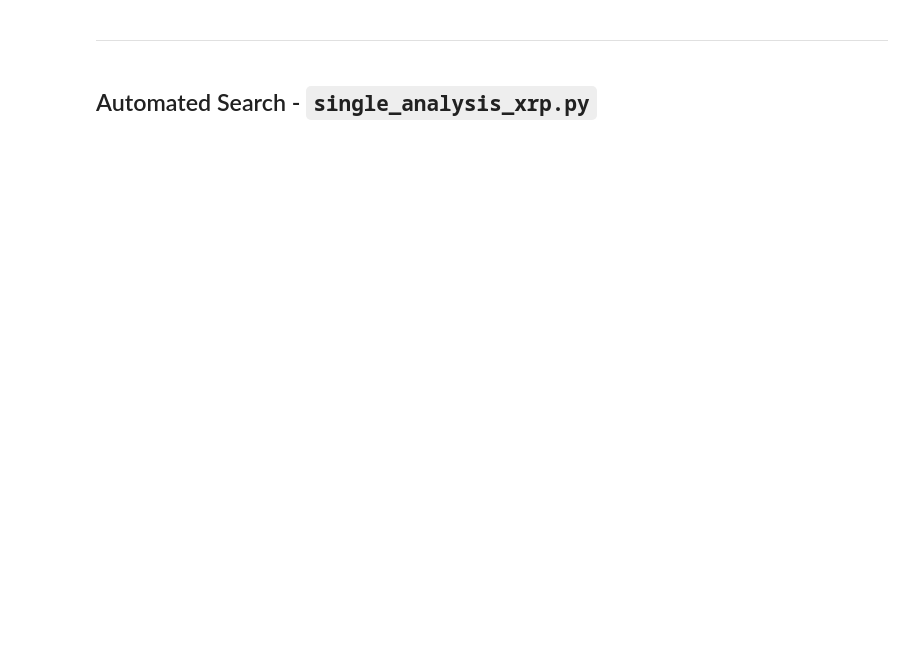
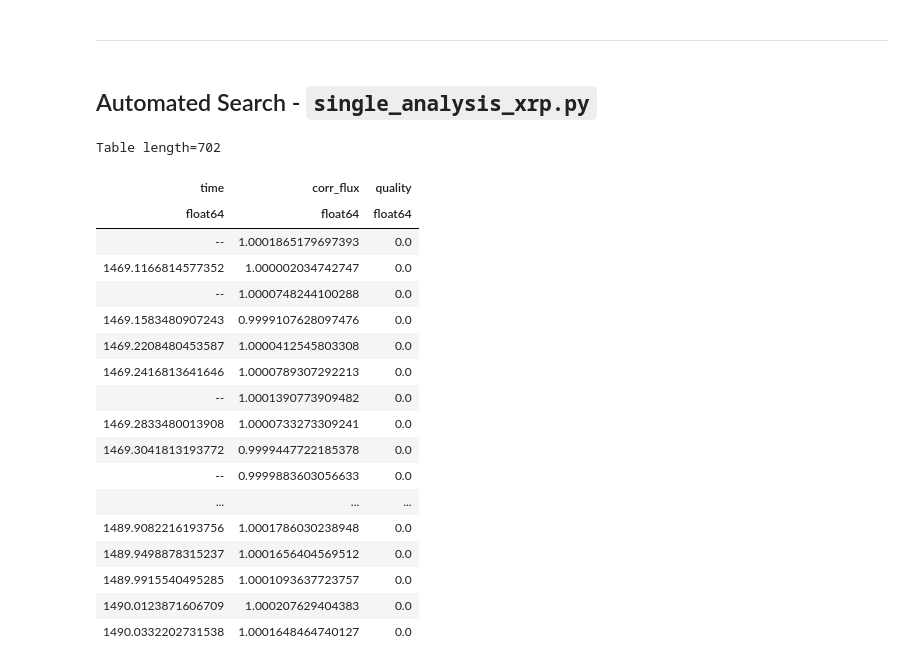
Before and after one commit to azibn/automated_exocomet_hunt, a Jupyter notebook: Notebooks/Eleanor_Test.ipynb, the cells around one changed output. Cells and saved outputs as stored; diff of their text form; code cells hidden in the pictures; blank space fills up the shorter version.

```diff
--- a/Notebooks/Eleanor_Test.ipynb
+++ b/Notebooks/Eleanor_Test.ipynb
@@ -175,4 +199,25 @@ plt.show()
 # %%
 from analysis_tools_cython import *
 # %%
-table = Table.from_pandas(df)
+table = Table.from_pandas(mad_cut_df)
+table
+# %% [output]
+Table length=702
+| time | corr_flux | quality |
+| float64 | float64 | float64 |
+| -- | 1.0001865179697393 | 0.0 |
+| 1469.1166814577352 | 1.000002034742747 | 0.0 |
+| -- | 1.0000748244100288 | 0.0 |
+| 1469.1583480907243 | 0.9999107628097476 | 0.0 |
+| 1469.2208480453587 | 1.0000412545803308 | 0.0 |
+| 1469.2416813641646 | 1.0000789307292213 | 0.0 |
+| -- | 1.0001390773909482 | 0.0 |
+| 1469.2833480013908 | 1.0000733273309241 | 0.0 |
+| 1469.3041813193772 | 0.9999447722185378 | 0.0 |
+| -- | 0.9999883603056633 | 0.0 |
+| ... | ... | ... |
+| 1489.9082216193756 | 1.0001786030238948 | 0.0 |
+| 1489.9498878315237 | 1.0001656404569512 | 0.0 |
+| 1489.9915540495285 | 1.0001093637723757 | 0.0 |
+| 1490.0123871606709 | 1.000207629404383 | 0.0 |
+| 1490.0332202731538 | 1.0001648464740127 | 0.0 |
```
Also changed, not shown: parts of 9 cells of this notebook, 2 other files.
